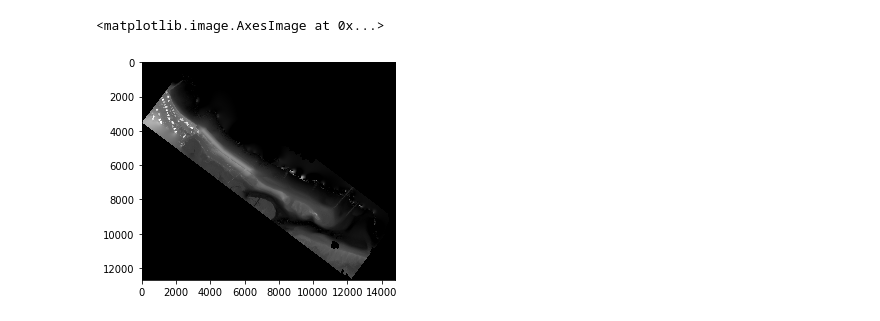
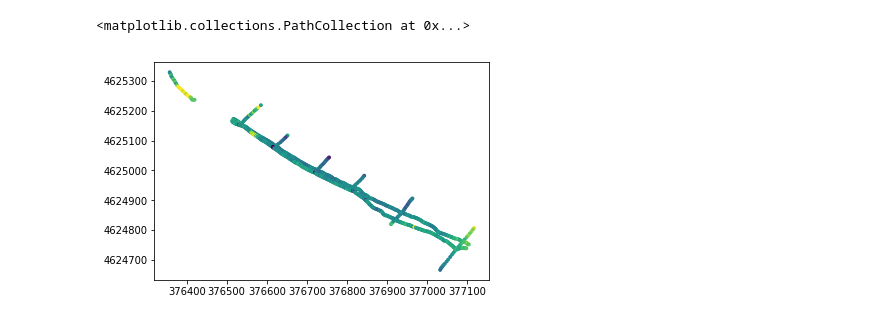
Before and after one commit to csherwood-usgs/Raster_calcs, a Jupyter notebook: Sandwich_compare_DEM_and_transect.ipynb, the cells around one changed output. Drawn from its saved outputs; the diff is of its cells as text; code cells hidden in the pictures.

```diff
--- a/Sandwich_compare_DEM_and_transect.ipynb
+++ b/Sandwich_compare_DEM_and_transect.ipynb
@@ -181,37 +24,0 @@ Name: DEMi_minus_trans, dtype: float64
-# %%
-## Histogram of the data
-x = df['DEMi_minus_trans'].as_matrix()
-x = x[~np.isnan(x)]
-x = x[np.abs(x)<5.]
-
-xN = len(x)
-xMAD = np.mean(np.abs(x))
-xmean = x.mean()
-xmin = x.min()
-xmax = x.max()
-xRMS = np.sqrt(np.mean(x**2))
-
-fig = plt.figure()
-# next line must be combined with normed=False to get fractional distribution correct
-weights = np.ones_like(x)/float(len(x))
-n, bins, patches = plt.hist(x, bins=40, weights=weights, normed=False, facecolor=(.2,.2,.2), alpha=1)
-xaxmax = 1
-xaxmin = -1
-yaxmin = 0.
-yaxmax = .15
-
-plt.xlabel('DEM minus Survey Point (m)')
-plt.ylabel('Fraction of Observations')
-plt.title(ttext)
-plt.axis([xaxmin, xaxmax, yaxmin, yaxmax])
-plt.grid(True)
-plt.text(.75*(xaxmax-xaxmin)+xaxmin,.9*(yaxmax-yaxmin)+yaxmin,'N = {}'.format(xN), fontsize=11)
-plt.text(.75*(xaxmax-xaxmin)+xaxmin,.85*(yaxmax-yaxmin)+yaxmin,'Mean = {:.3f}'.format(xmean), fontsize=11)
-plt.text(.75*(xaxmax-xaxmin)+xaxmin,.8*(yaxmax-yaxmin)+yaxmin,'RMS = {:.3f}'.format(xRMS), fontsize=11)
-plt.text(.75*(xaxmax-xaxmin)+xaxmin,.75*(yaxmax-yaxmin)+yaxmin,'MAD = {:.3f}'.format(xMAD), fontsize=11)
-plt.text(.75*(xaxmax-xaxmin)+xaxmin,.7 *(yaxmax-yaxmin)+yaxmin,'Min = {:.3f}'.format(xmin), fontsize=11)
-plt.text(.75*(xaxmax-xaxmin)+xaxmin,.65*(yaxmax-yaxmin)+yaxmin,'Max = {:.3f}'.format(xmax), fontsize=11)
-plt.show()
-
-fig_name = fdir+"hist_DEM_minus_transect.png"
-fig.savefig(fig_name)
@@ -220,5 +162,10 @@ fig.savefig(fig_name)
 # %%
-plt.plot(figsize=(12,6));plt.imshow(z[::],cmap=plt.cm.gray,vmin=-2,vmax=13)
+dz = df['DEM_minus_trans'].as_matrix()
+x = df['# X/Easting (m)'].as_matrix()
+y = df['Y/Northing (m)'].as_matrix()
+plt.plot(figsize=(12,6))
+#plt.imshow(z[::],cmap=plt.cm.gray,vmin=-2,vmax=13)
+plt.scatter(x,y,8,dz,vmin=-.2,vmax=.2)
 # %% [output]
-<matplotlib.image.AxesImage at 0x...>
+<matplotlib.collections.PathCollection at 0x...>
-[figure, old version]
+[figure, new version]
```
Also changed, not shown: parts of 12 cells of this notebook.
